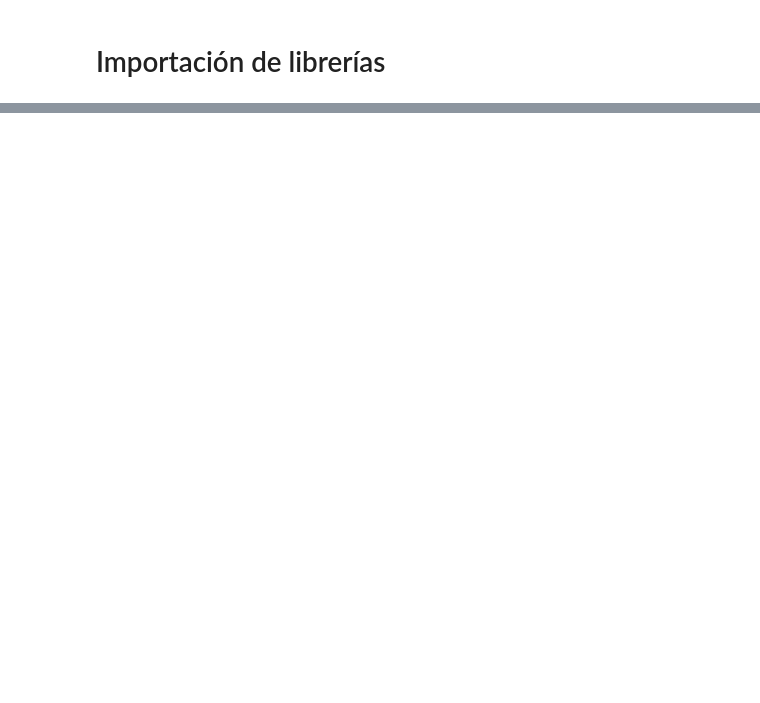
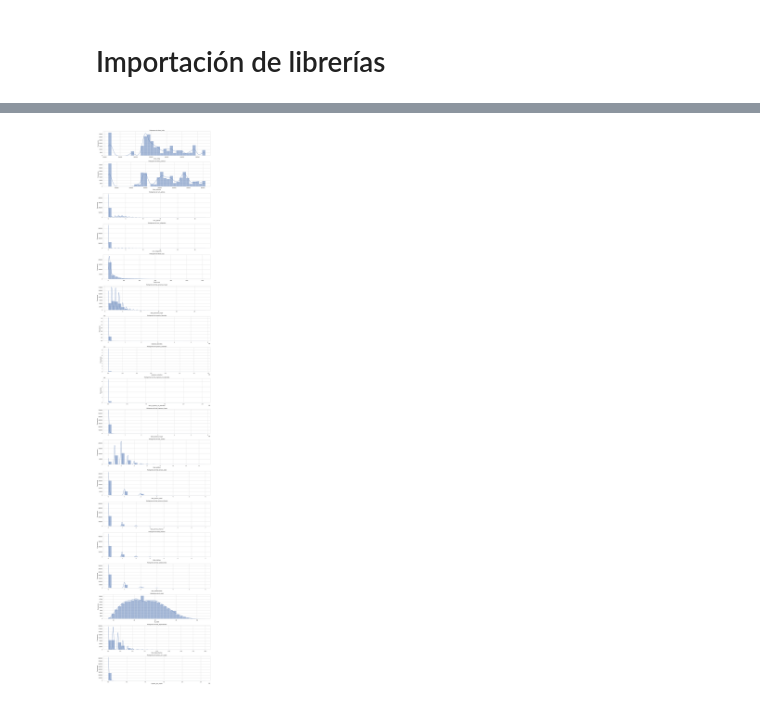
Before and after one commit to kellyninor/ProyectoCare, a Jupyter notebook: code/segmentacion.ipynb, the cells around one changed output, grey strips where cells are left out. Saved outputs shown, nothing was run; the diff lists cells and outputs as text; code cells hidden in the pictures; blank space fills up the shorter version.

```diff
--- a/code/segmentacion.ipynb
+++ b/code/segmentacion.ipynb
@@ -289,0 +25,13 @@ print(f'Número óptimo de clusters (KneeLocator): {optimal_n_clusters}')
+# %%
+# Leer archivos csv
+def leer_archivos (path):
+    """
+    Lee un archivo csv y retorna un dataframe
+    :param path: str: path del archivo csv
+    :return: DataFrame: dataframe con los datos del archivo
+    """
+    df = pd.read_csv(path)
+    return df
+
+data = leer_archivos("../data/clean/pobreza_desigualdad.csv")
+data.head()
@@ -289,0 +135,20 @@ print(f'Número óptimo de clusters (KneeLocator): {optimal_n_clusters}')
+# %%
+# Filtrado de las columnas numéricas
+columnas_numericas = data.select_dtypes(include=['float64', 'int64']).columns
+
+# Configuración del estilo de Seaborn
+sns.set(style='whitegrid')
+
+# Creación de boxplots para cada variable numérica
+plt.figure(figsize=(15, len(columnas_numericas) * 4))
+for i, col in enumerate(columnas_numericas):
+    plt.subplot(len(columnas_numericas), 1, i + 1)
+    sns.histplot(data[col], bins=30, kde=True, palette='viridis')
+    plt.title(f'Histograma de {col}')
+    plt.xlabel(col)
+    plt.ylabel('Frecuencia')
+
+plt.tight_layout()
+plt.show()
+# %% [output]
+[figure, added]
```
Also changed, not shown: parts of 76 cells of this notebook, 6 other files.
